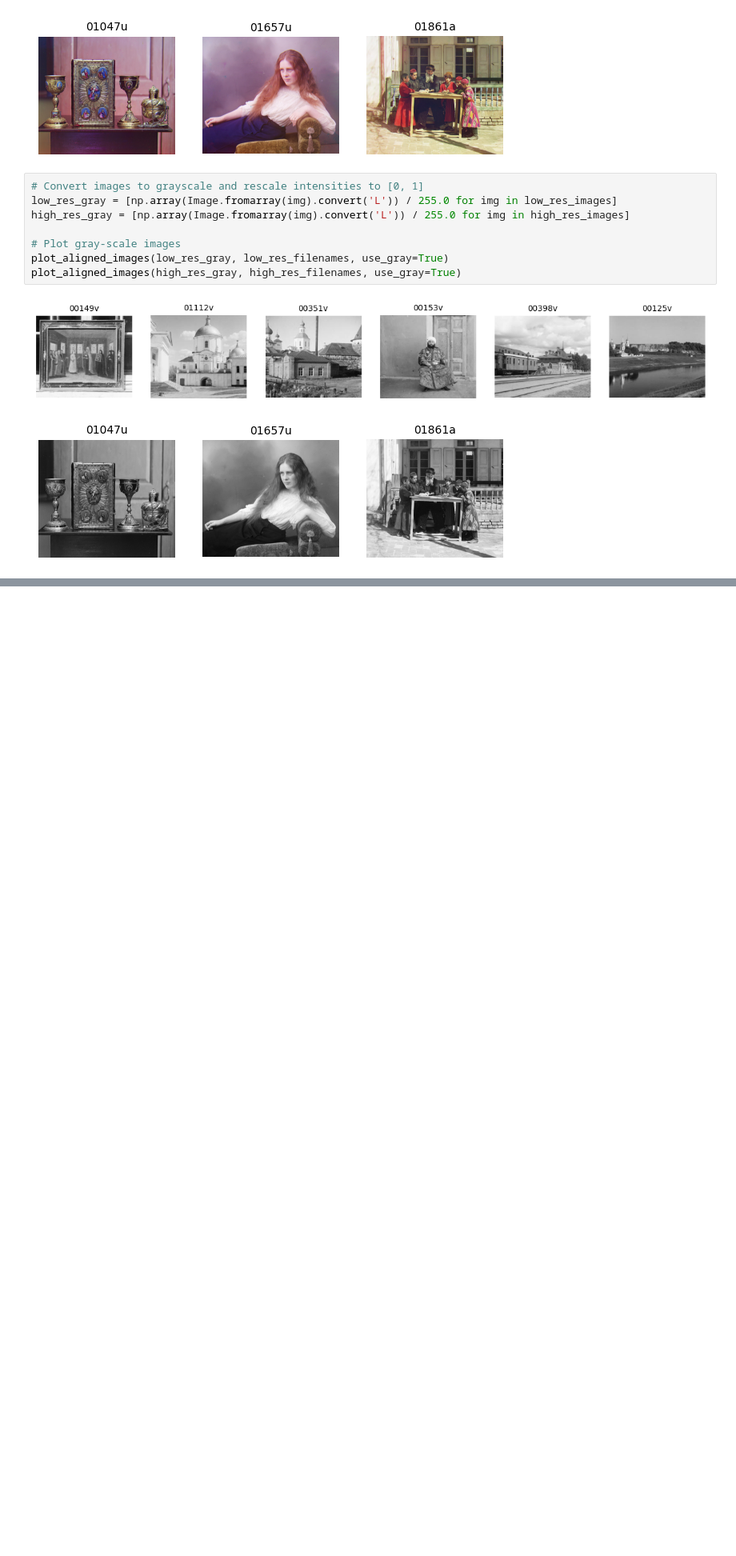
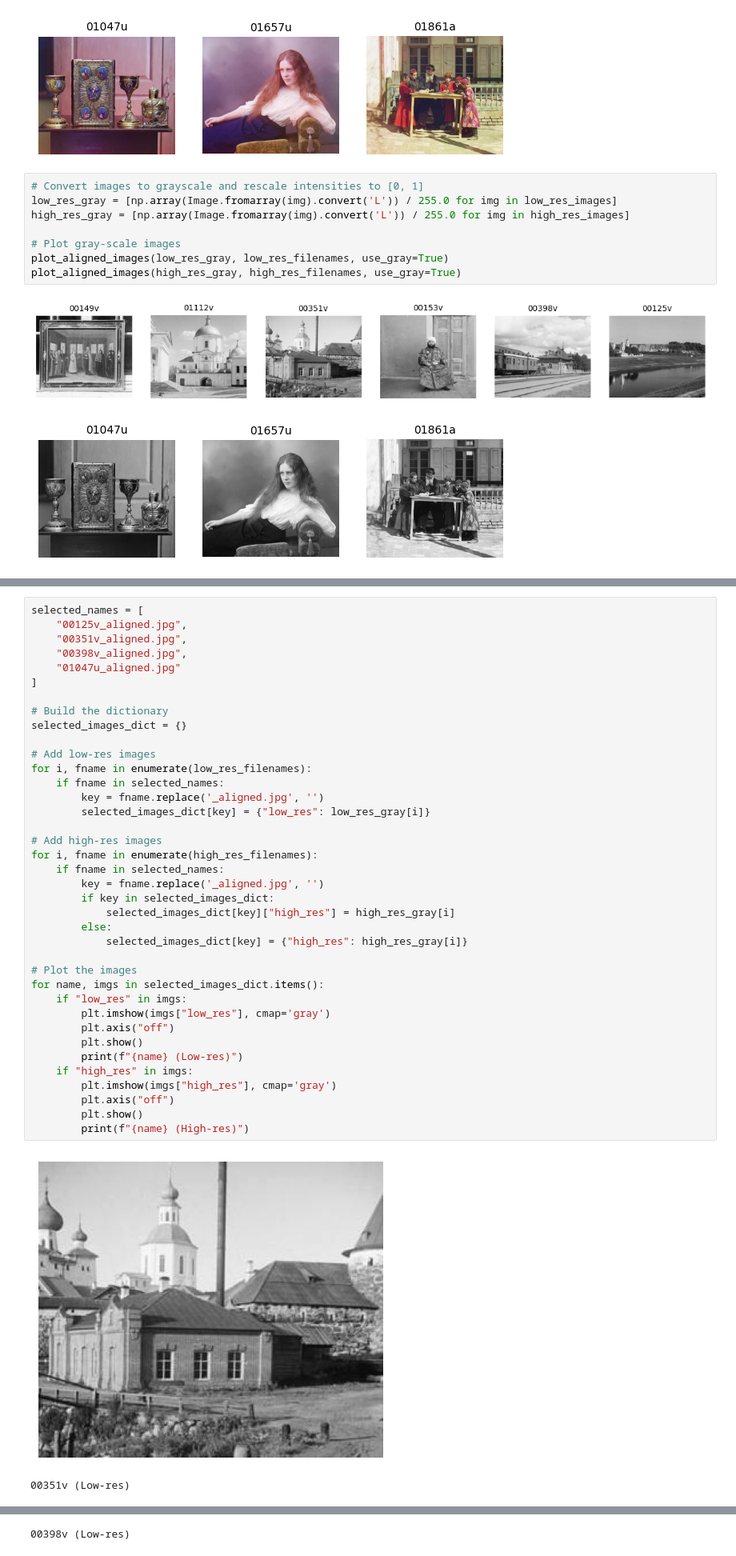
Before and after one commit to rashiqul/ece549, a Jupyter notebook: notebooks/alam_rashiqul_a2_p2.ipynb, the cells around one changed output, grey strips where cells are left out. Shown at 80% size. Saved outputs shown, nothing was run; the diff lists cells and outputs as text; blank space fills up the shorter version.

Commit message:
Pick 4 images for harris-corner detector

```diff
--- a/notebooks/alam_rashiqul_a2_p2.ipynb
+++ b/notebooks/alam_rashiqul_a2_p2.ipynb
@@ -96,0 +113,41 @@ plot_aligned_images(high_res_gray, high_res_filenames, use_gray=True)
+# %%
+selected_names = [
+    "00125v_aligned.jpg",
+    "00351v_aligned.jpg",
+    "00398v_aligned.jpg",
+    "01047u_aligned.jpg"
+]
+
+# Build the dictionary
+selected_images_dict = {}
+
+# Add low-res images
+for i, fname in enumerate(low_res_filenames):
+    if fname in selected_names:
+        key = fname.replace('_aligned.jpg', '')
+        selected_images_dict[key] = {"low_res": low_res_gray[i]}
+
+# Add high-res images
+for i, fname in enumerate(high_res_filenames):
+    if fname in selected_names:
+        key = fname.replace('_aligned.jpg', '')
+        if key in selected_images_dict:
+            selected_images_dict[key]["high_res"] = high_res_gray[i]
+        else:
+            selected_images_dict[key] = {"high_res": high_res_gray[i]}
+
+# Plot the images
+for name, imgs in selected_images_dict.items():
+    if "low_res" in imgs:
+        plt.imshow(imgs["low_res"], cmap='gray')
+        plt.axis("off")
+        plt.show()
+        print(f"{name} (Low-res)")
+    if "high_res" in imgs:
+        plt.imshow(imgs["high_res"], cmap='gray')
+        plt.axis("off")
+        plt.show()
+        print(f"{name} (High-res)")
+# %% [output]
+[figure, added]
+00351v (Low-res)
@@ -96,0 +155 @@ plot_aligned_images(high_res_gray, high_res_filenames, use_gray=True)
+00398v (Low-res)
```
Also changed, not shown: parts of 2 cells of this notebook.
